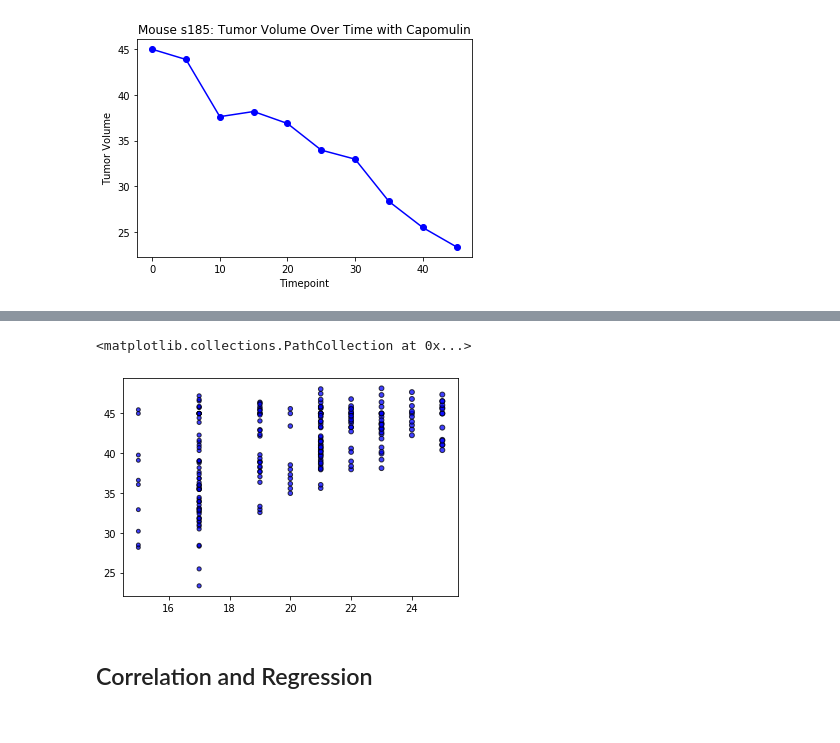
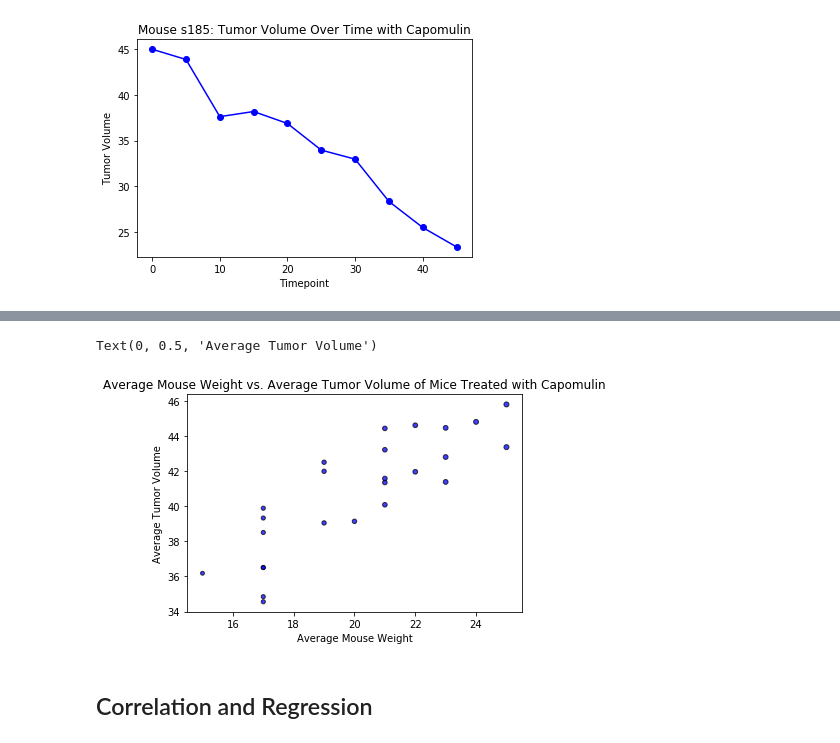
Before and after one commit to kwelter23/matplotlip, a Jupyter notebook: Pymaceuticals/pymaceuticals_starter.ipynb, the cells around one changed output, grey strips where cells are left out. Saved outputs shown, nothing was run; the diff lists cells and outputs as text; code cells hidden in the pictures.

Commit message:
added scatterplot

```diff
--- a/Pymaceuticals/pymaceuticals_starter.ipynb
+++ b/Pymaceuticals/pymaceuticals_starter.ipynb
@@ -511,13 +478,25 @@ cap_only
+# %%
+tumor_mean = cap_only.groupby(['Mouse_ID'])['Tumor_Volume_(mm3)'].mean().to_frame().rename(
+        columns={'Mouse_ID':'Mean'}).reset_index()
+# %%
+weight_mean = cap_only.groupby(['Mouse_ID'])['Weight_(g)'].mean().to_frame().rename(
+        columns={'Mouse_ID':'Mean'}).reset_index()
+# %%
+merge_mean_weight_volume_df =pd.merge(weight_mean, tumor_mean, on ='Mouse_ID')
 # %%
  # Generate a scatter plot of average tumor volume vs. mouse weight for the Capomulin regimen.
 # Note: this means mouse weight goes on the x-axis, with average tumor volume on the y-axis.
-x_axis = cap_only ["Weight_(g)"]
-y_axis = cap_only ["Tumor_Volume_(mm3)"]
+x_axis = merge_mean_weight_volume_df["Weight_(g)"]
+y_axis = merge_mean_weight_volume_df["Tumor_Volume_(mm3)"]
+
 plt.scatter(x_axis, y_axis, marker="o", facecolors="blue", edgecolors="black",
             s=x_axis, alpha=0.75)
+plt.title("Average Mouse Weight vs. Average Tumor Volume of Mice Treated with Capomulin")
+plt.xlabel("Average Mouse Weight")
+plt.ylabel("Average Tumor Volume")
 # %% [output]
-<matplotlib.collections.PathCollection at 0x...>
+Text(0, 0.5, 'Average Tumor Volume')
-[figure, old version]
+[figure, new version]
 # %% [markdown]
 ## Correlation and Regression
 # %%
```
Also changed, not shown: parts of 10 cells of this notebook.
